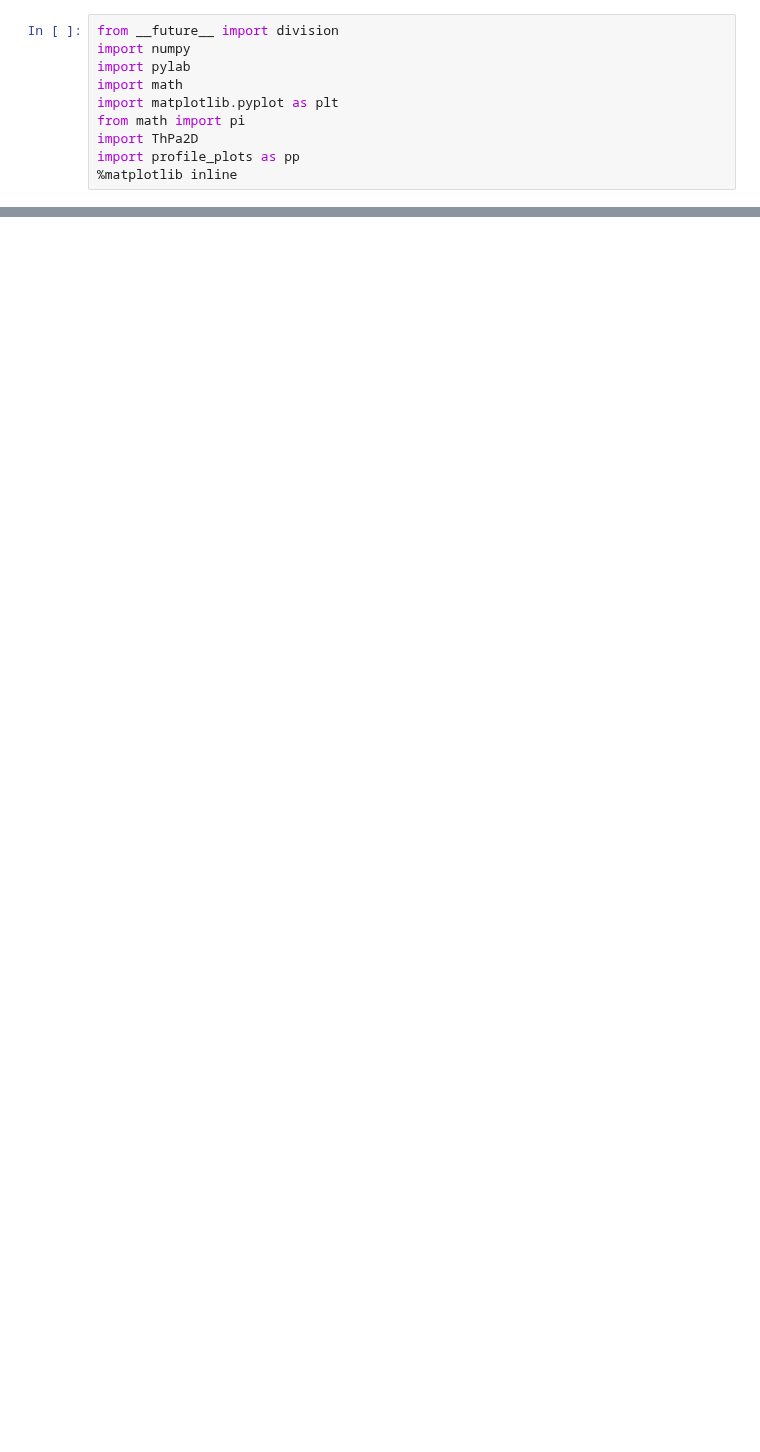
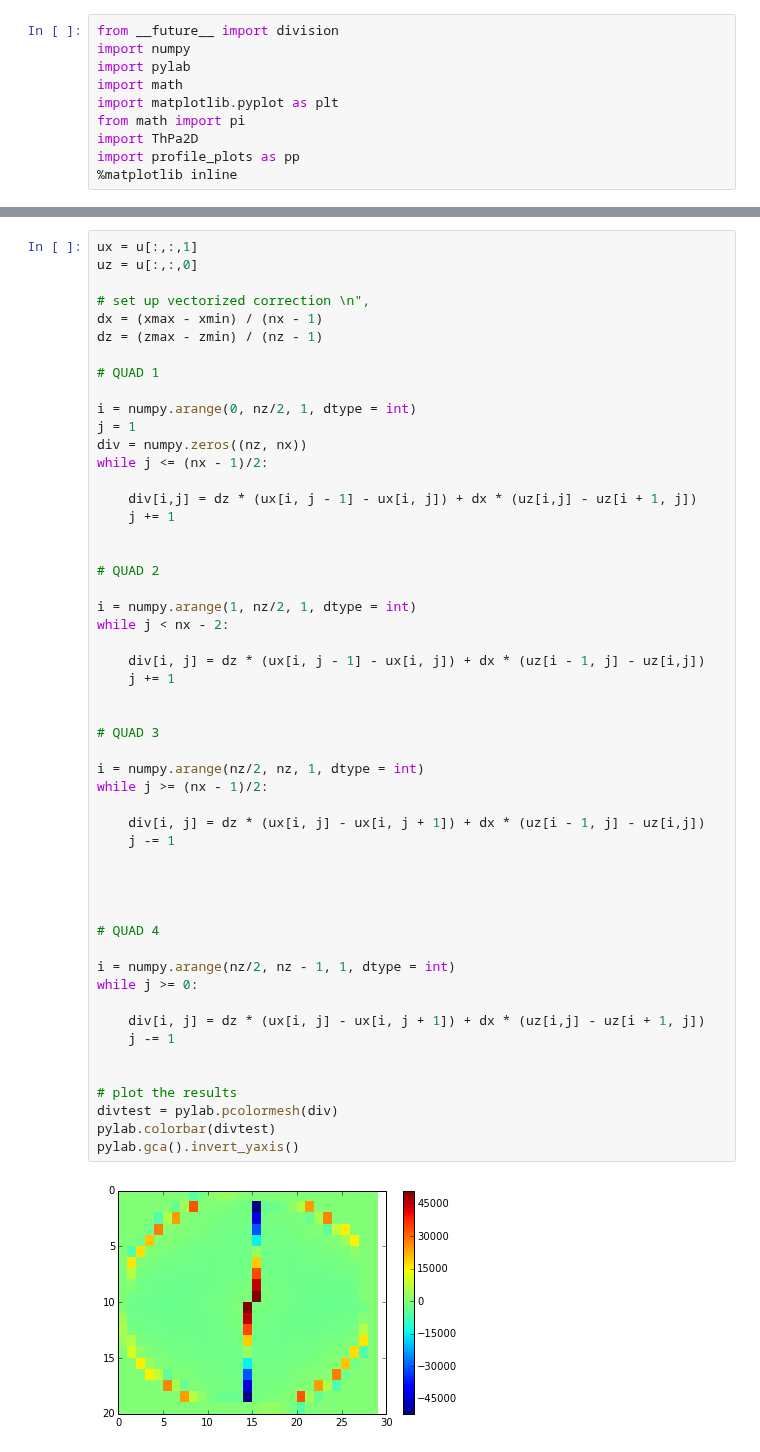
Before and after one commit to UBC-MOAD/pa-th-simple, a Jupyter notebook: prelim-model/Testbook.ipynb, the cells around one changed output, grey strips where cells are left out. Drawn from its saved outputs; the diff is of its cells as text; blank space fills up the shorter version.

Commit message:
Wrote code to compute divergence at each grid point.
Results plotted in Testbook.

```diff
--- a/prelim-model/Testbook.ipynb
+++ b/prelim-model/Testbook.ipynb
@@ -56,0 +62,54 @@ PTh1vel['1tmax'] = h.a
+# %%
+ux = u[:,:,1]
+uz = u[:,:,0]
+
+# set up vectorized correction \n",
+dx = (xmax - xmin) / (nx - 1)
+dz = (zmax - zmin) / (nz - 1)
+
+# QUAD 1
+
+i = numpy.arange(0, nz/2, 1, dtype = int)
+j = 1
+div = numpy.zeros((nz, nx))
+while j <= (nx - 1)/2:
+
+    div[i,j] = dz * (ux[i, j - 1] - ux[i, j]) + dx * (uz[i,j] - uz[i + 1, j])
+    j += 1
+
+
+# QUAD 2
+
+i = numpy.arange(1, nz/2, 1, dtype = int)
+while j < nx - 2:
+
+    div[i, j] = dz * (ux[i, j - 1] - ux[i, j]) + dx * (uz[i - 1, j] - uz[i,j])
+    j += 1
+
+
+# QUAD 3
+
+i = numpy.arange(nz/2, nz, 1, dtype = int)
+while j >= (nx - 1)/2:
+
+    div[i, j] = dz * (ux[i, j] - ux[i, j + 1]) + dx * (uz[i - 1, j] - uz[i,j])
+    j -= 1
+
+
+
+
+# QUAD 4
+
+i = numpy.arange(nz/2, nz - 1, 1, dtype = int)
+while j >= 0:
+
+    div[i, j] = dz * (ux[i, j] - ux[i, j + 1]) + dx * (uz[i,j] - uz[i + 1, j])
+    j -= 1
+
+
+# plot the results
+divtest = pylab.pcolormesh(div)
+pylab.colorbar(divtest)
+pylab.gca().invert_yaxis()
+# %% [output]
+[figure, added]
```
Also changed, not shown: parts of 2 cells of this notebook, 2 other files.
